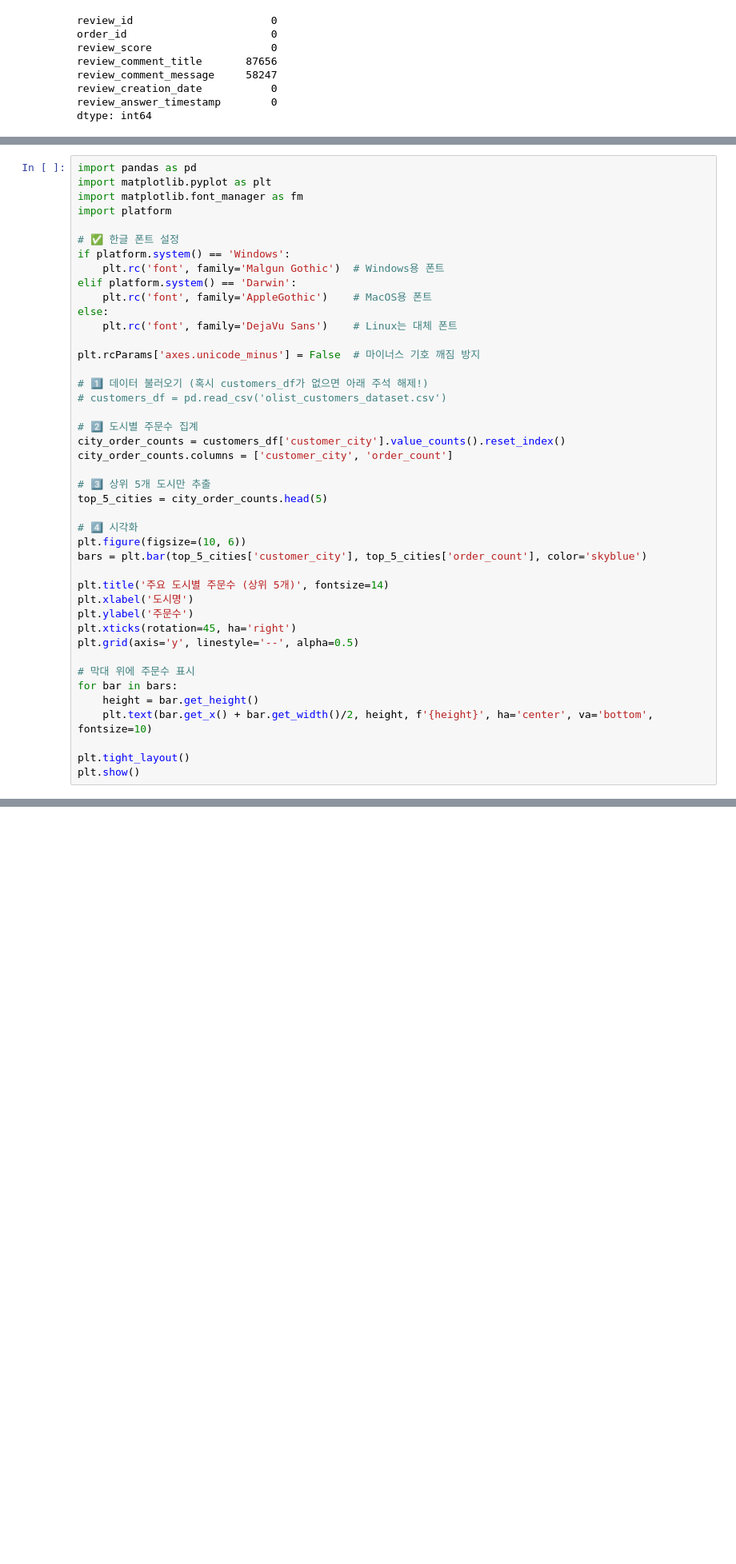
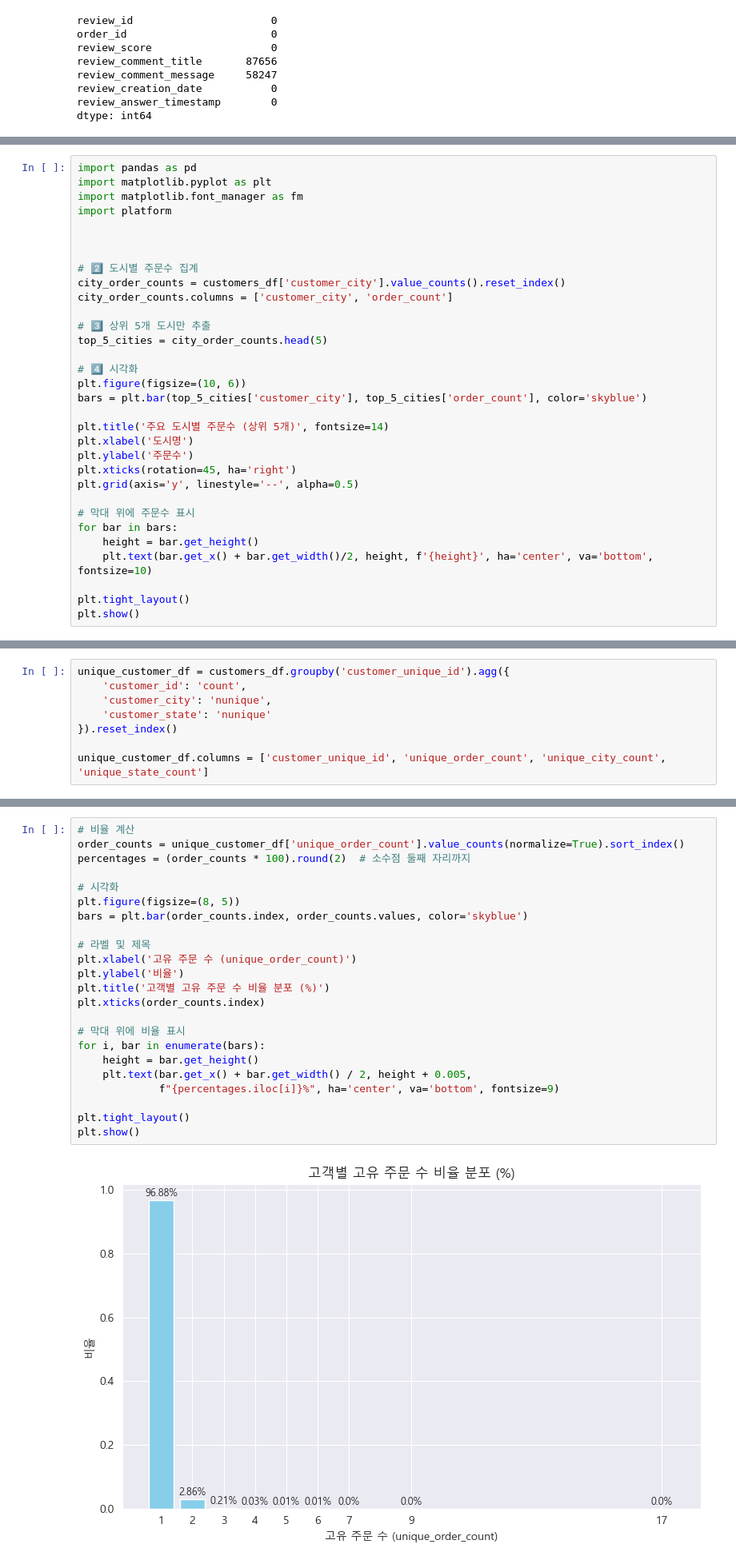
Before and after one commit to jinijini20/SKN14-2nd-5Team, a Jupyter notebook: LeeWonjeehui/oli_market_Eda.ipynb, the cells around one changed output, grey strips where cells are left out. Shown: that part at 80% size. Cells and saved outputs as stored; diff of their text form; blank space fills up the shorter version.

```diff
--- a/LeeWonjeehui/oli_market_Eda.ipynb
+++ b/LeeWonjeehui/oli_market_Eda.ipynb
@@ -161,18 +188,7 @@ import matplotlib.pyplot as plt
 import matplotlib.font_manager as fm
 import platform
 
-# ✅ 한글 폰트 설정
-if platform.system() == 'Windows':
-    plt.rc('font', family='Malgun Gothic')  # Windows용 폰트
-elif platform.system() == 'Darwin':
-    plt.rc('font', family='AppleGothic')    # MacOS용 폰트
-else:
-    plt.rc('font', family='DejaVu Sans')    # Linux는 대체 폰트
 
-plt.rcParams['axes.unicode_minus'] = False  # 마이너스 기호 깨짐 방지
-
-# 1️⃣ 데이터 불러오기 (혹시 customers_df가 없으면 아래 주석 해제!)
-# customers_df = pd.read_csv('olist_customers_dataset.csv')
 
 # 2️⃣ 도시별 주문수 집계
 city_order_counts = customers_df['customer_city'].value_counts().reset_index()
@@ -294,0 +229,8 @@ print(category_sales.head(10))
+# %%
+unique_customer_df = customers_df.groupby('customer_unique_id').agg({
+    'customer_id': 'count',
+    'customer_city': 'nunique',
+    'customer_state': 'nunique'
+}).reset_index()
+
+unique_customer_df.columns = ['customer_unique_id', 'unique_order_count', 'unique_city_count', 'unique_state_count']
@@ -294,0 +263,25 @@ print(category_sales.head(10))
+# %%
+# 비율 계산
+order_counts = unique_customer_df['unique_order_count'].value_counts(normalize=True).sort_index()
+percentages = (order_counts * 100).round(2)  # 소수점 둘째 자리까지
+
+# 시각화
+plt.figure(figsize=(8, 5))
+bars = plt.bar(order_counts.index, order_counts.values, color='skyblue')
+
+# 라벨 및 제목
+plt.xlabel('고유 주문 수 (unique_order_count)')
+plt.ylabel('비율')
+plt.title('고객별 고유 주문 수 비율 분포 (%)')
+plt.xticks(order_counts.index)
+
+# 막대 위에 비율 표시
+for i, bar in enumerate(bars):
+    height = bar.get_height()
+    plt.text(bar.get_x() + bar.get_width() / 2, height + 0.005,
+             f"{percentages.iloc[i]}%", ha='center', va='bottom', fontsize=9)
+
+plt.tight_layout()
+plt.show()
+# %% [output]
+[figure, added]
```
Also changed, not shown: parts of 134 cells of this notebook, 2 other files.
